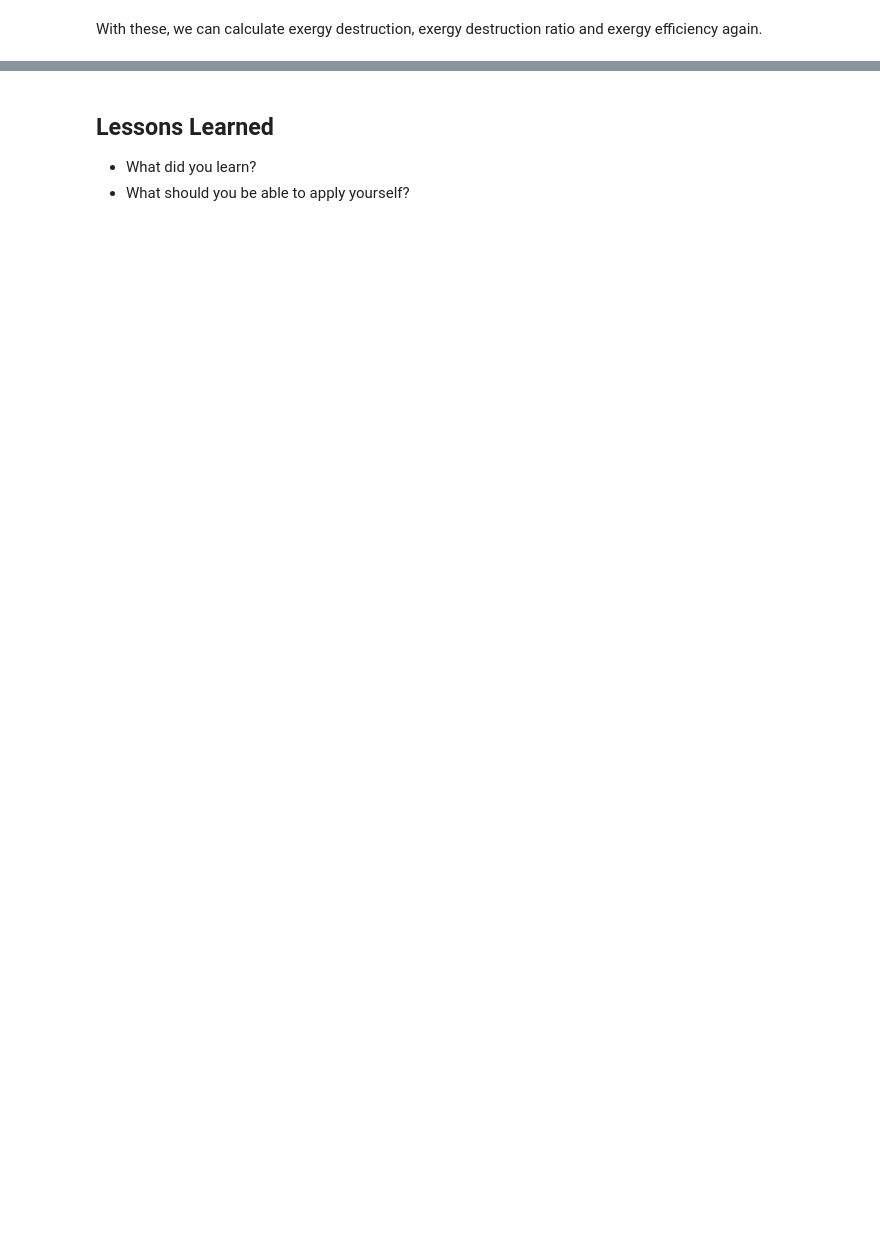
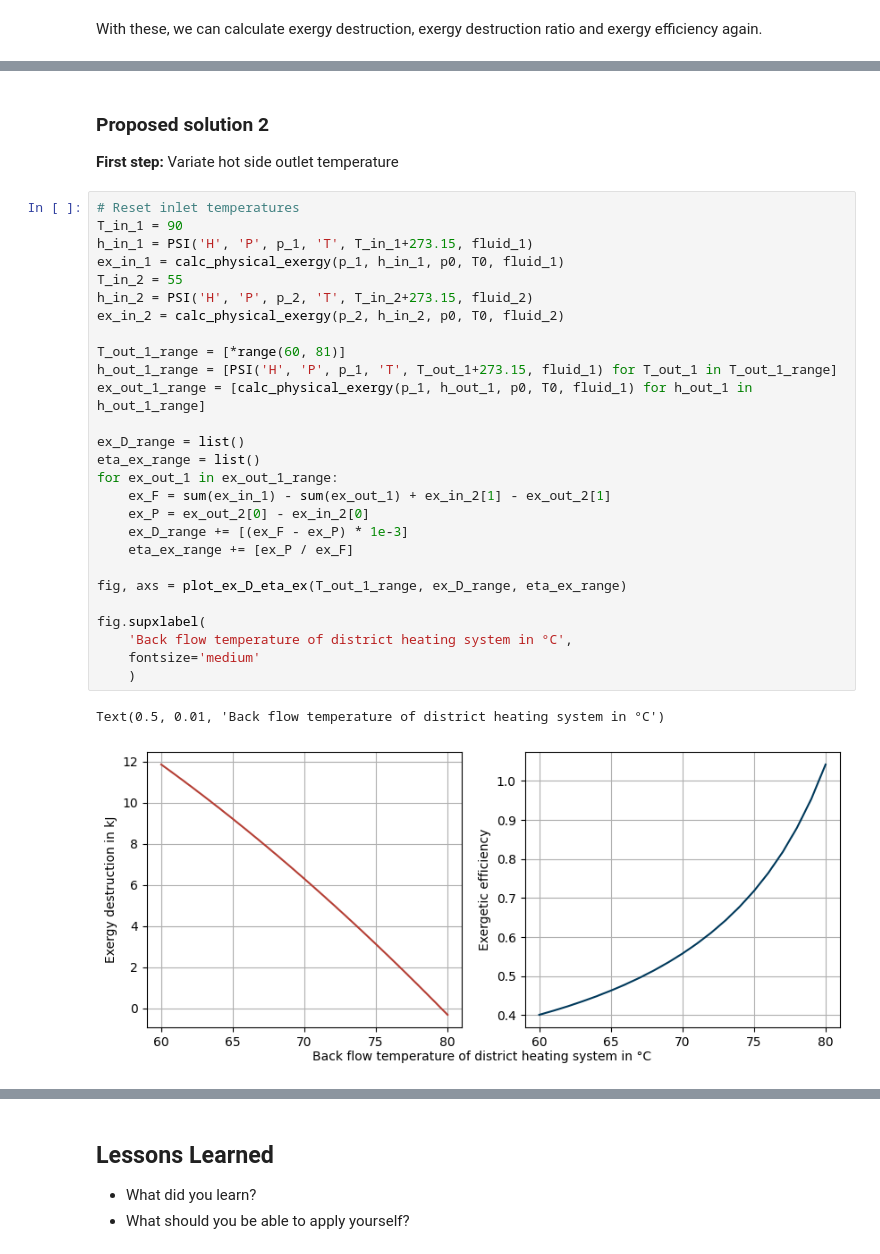
Before and after one commit to fwitte/TESPy_teaching_exergy, a Jupyter notebook: book/single-components/heat-exchanger.ipynb, the cells around one changed output, grey strips where cells are left out. Cells and saved outputs as stored; diff of their text form; blank space fills up the shorter version.

```diff
--- a/book/single-components/heat-exchanger.ipynb
+++ b/book/single-components/heat-exchanger.ipynb
@@ -212,0 +311,34 @@ As we can see, the exergy destruction is lowest, when the cold side's outflow te
+# %% [markdown]
+### Proposed solution 2
+
+**First step:** Variate hot side outlet temperature
+# %%
+# Reset inlet temperatures
+T_in_1 = 90
+h_in_1 = PSI('H', 'P', p_1, 'T', T_in_1+273.15, fluid_1)
+ex_in_1 = calc_physical_exergy(p_1, h_in_1, p0, T0, fluid_1)
+T_in_2 = 55
+h_in_2 = PSI('H', 'P', p_2, 'T', T_in_2+273.15, fluid_2)
+ex_in_2 = calc_physical_exergy(p_2, h_in_2, p0, T0, fluid_2)
+
+T_out_1_range = [*range(60, 81)]
+h_out_1_range = [PSI('H', 'P', p_1, 'T', T_out_1+273.15, fluid_1) for T_out_1 in T_out_1_range]
+ex_out_1_range = [calc_physical_exergy(p_1, h_out_1, p0, T0, fluid_1) for h_out_1 in h_out_1_range]
+
+ex_D_range = list()
+eta_ex_range = list()
+for ex_out_1 in ex_out_1_range:
+    ex_F = sum(ex_in_1) - sum(ex_out_1) + ex_in_2[1] - ex_out_2[1]
+    ex_P = ex_out_2[0] - ex_in_2[0]
+    ex_D_range += [(ex_F - ex_P) * 1e-3]
+    eta_ex_range += [ex_P / ex_F]
+
+fig, axs = plot_ex_D_eta_ex(T_out_1_range, ex_D_range, eta_ex_range)
+
+fig.supxlabel(
+    'Back flow temperature of district heating system in °C',
+    fontsize='medium'
+    )
+# %% [output]
+Text(0.5, 0.01, 'Back flow temperature of district heating system in °C')
+[figure, added]
```
Also changed, not shown: parts of 40 cells of this notebook.
